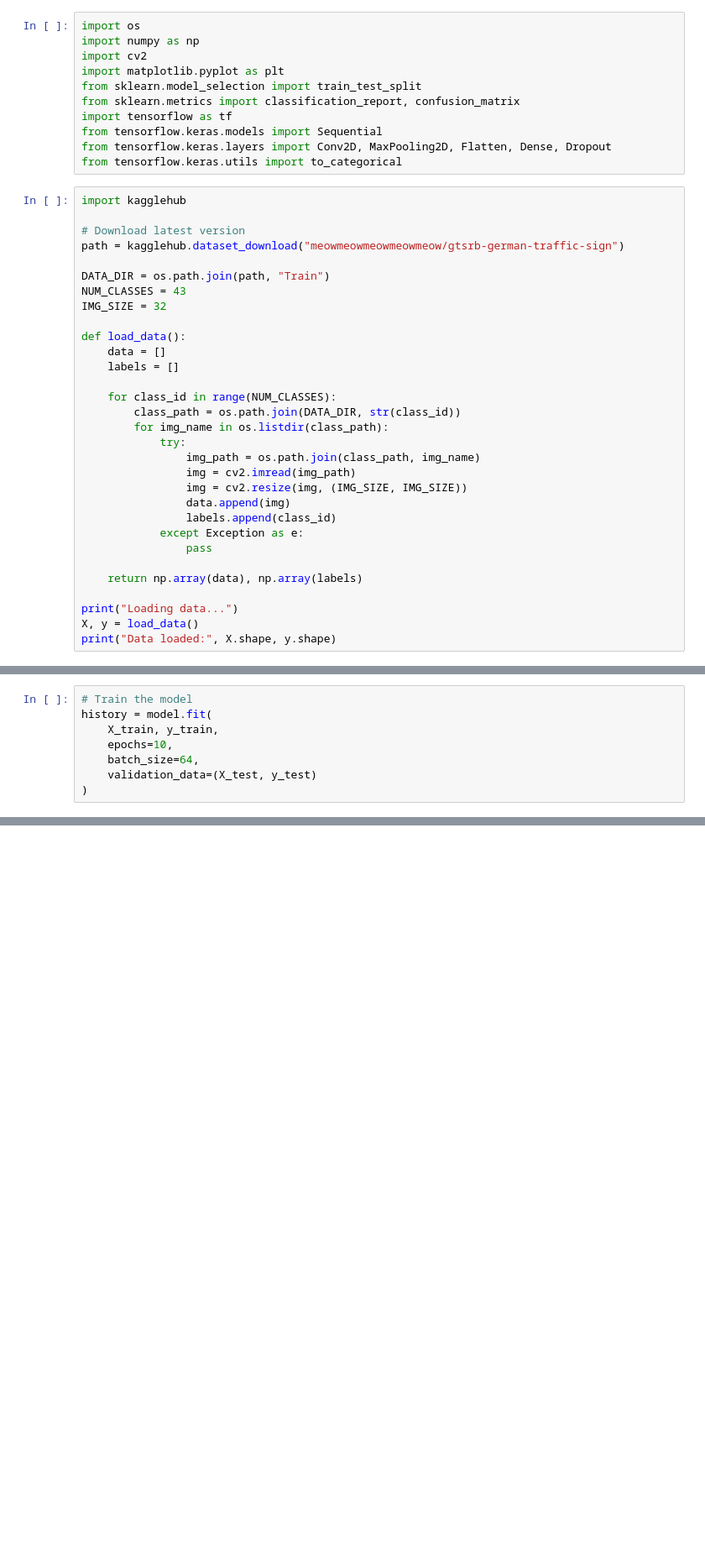
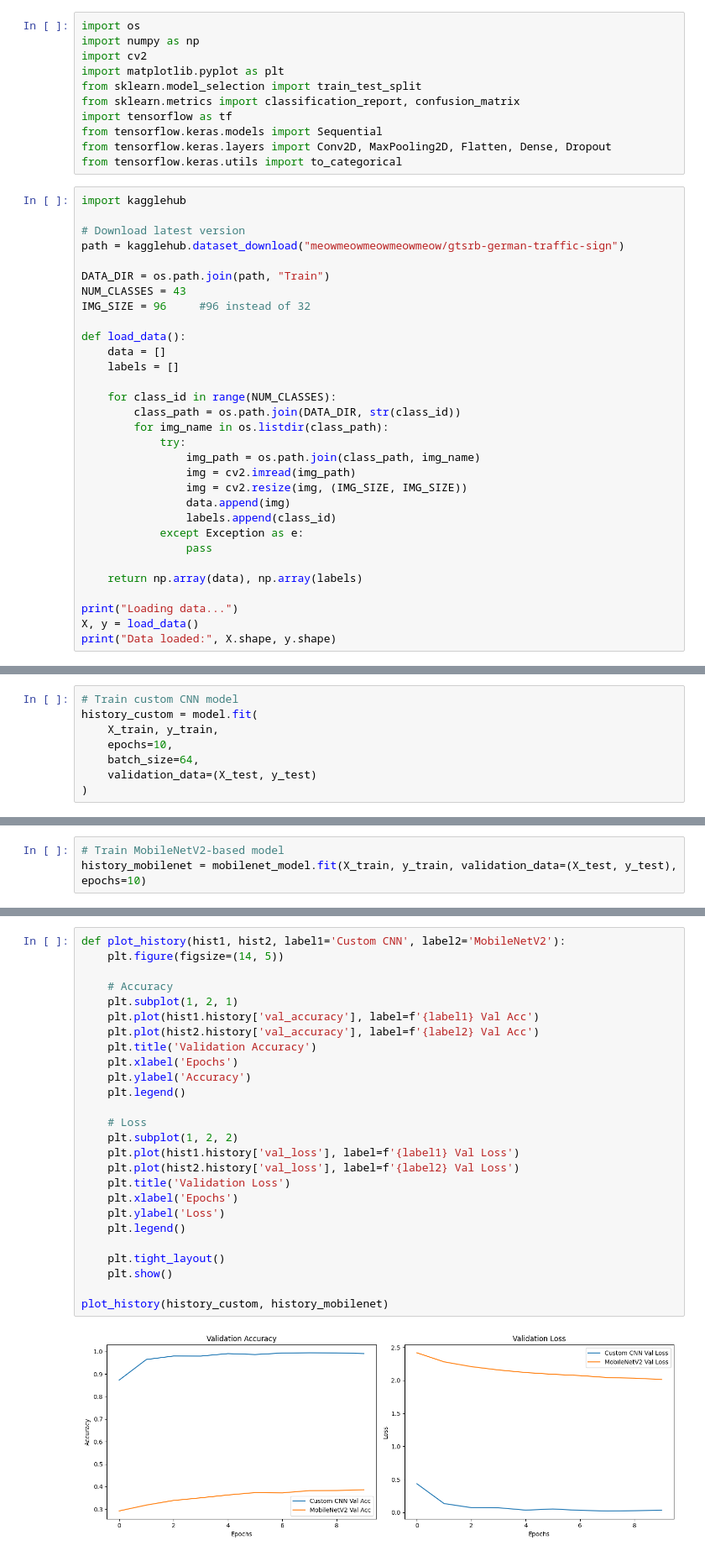
Before and after one commit to nancymahmoud1/Elevvo, a Jupyter notebook: Traffic_Sign_Recognition.ipynb, the cells around one changed output, grey strips where cells are left out. Shown at 84% size. Drawn from its saved outputs; the diff is of its cells as text; blank space fills up the shorter version.

```diff
--- a/Traffic_Sign_Recognition.ipynb
+++ b/Traffic_Sign_Recognition.ipynb
@@ -19,7 +19,7 @@ path = kagglehub.dataset_download("meowmeowmeowmeowmeow/gtsrb-german-traffic-sig
 
 DATA_DIR = os.path.join(path, "Train")
 NUM_CLASSES = 43
-IMG_SIZE = 32
+IMG_SIZE = 96     #96 instead of 32
 
 def load_data():
     data = []
@@ -98,6 +92,6 @@ Model: "sequential"
 # %%
-# Train the model
-history = model.fit(
+# Train custom CNN model
+history_custom = model.fit(
     X_train, y_train,
     epochs=10,
     batch_size=64,
@@ -162,0 +186,3 @@ Classification Report:
+# %%
+# Train MobileNetV2-based model
+history_mobilenet = mobilenet_model.fit(X_train, y_train, validation_data=(X_test, y_test), epochs=10)
@@ -162,0 +225,28 @@ Classification Report:
+# %%
+def plot_history(hist1, hist2, label1='Custom CNN', label2='MobileNetV2'):
+    plt.figure(figsize=(14, 5))
+
+    # Accuracy
+    plt.subplot(1, 2, 1)
+    plt.plot(hist1.history['val_accuracy'], label=f'{label1} Val Acc')
+    plt.plot(hist2.history['val_accuracy'], label=f'{label2} Val Acc')
+    plt.title('Validation Accuracy')
+    plt.xlabel('Epochs')
+    plt.ylabel('Accuracy')
+    plt.legend()
+
+    # Loss
+    plt.subplot(1, 2, 2)
+    plt.plot(hist1.history['val_loss'], label=f'{label1} Val Loss')
+    plt.plot(hist2.history['val_loss'], label=f'{label2} Val Loss')
+    plt.title('Validation Loss')
+    plt.xlabel('Epochs')
+    plt.ylabel('Loss')
+    plt.legend()
+
+    plt.tight_layout()
+    plt.show()
+
+plot_history(history_custom, history_mobilenet)
+# %% [output]
+[figure, added]
```
Also changed, not shown: parts of 22 cells of this notebook.
